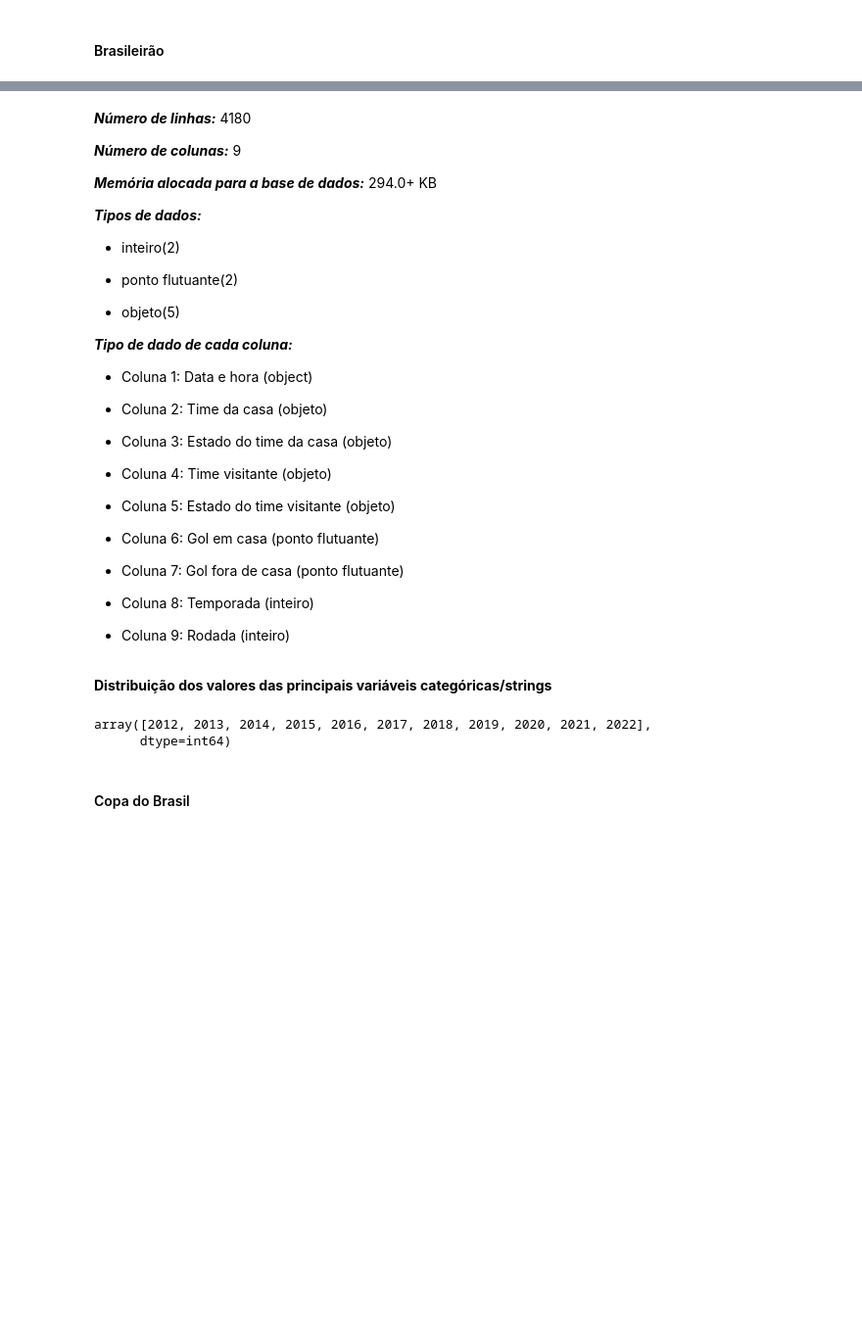
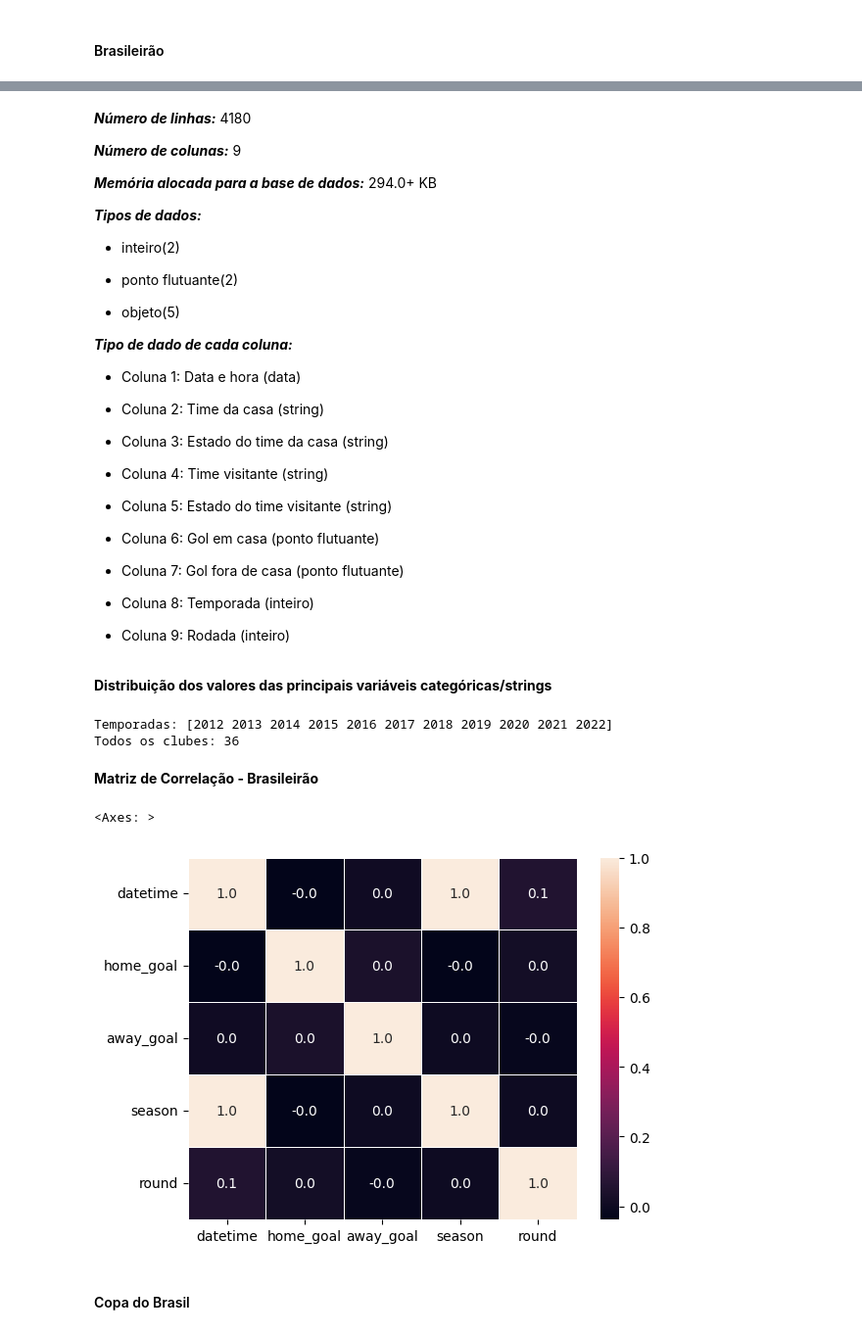
Before and after one commit to GabrielGrub/Trainee_FEA.dev, a Jupyter notebook: Projeto - Futebol Brasileiro/Projeto.ipynb, the cells around one changed output, grey strips where cells are left out. Shown: that part at 98% size. Drawn from its saved outputs; the diff is of its cells as text; code cells hidden in the pictures; blank space fills up the shorter version.

Commit message:
Atualização com as matrizes de correlação

```diff
--- a/Projeto - Futebol Brasileiro/Projeto.ipynb
+++ b/Projeto - Futebol Brasileiro/Projeto.ipynb
@@ -76,15 +78,15 @@ memory usage: 294.0+ KB
 
 ***Tipo de dado de cada coluna:***
 
-- Coluna 1: Data e hora (object)
+- Coluna 1: Data e hora (data)
 
-- Coluna 2: Time da casa (objeto)
+- Coluna 2: Time da casa (string)
 
-- Coluna 3: Estado do time da casa (objeto)
+- Coluna 3: Estado do time da casa (string)
 
-- Coluna 4: Time visitante (objeto)
+- Coluna 4: Time visitante (string)
 
-- Coluna 5: Estado do time visitante (objeto)
+- Coluna 5: Estado do time visitante (string)
 
 - Coluna 6: Gol em casa (ponto flutuante)
 
@@ -95,10 +97,31 @@ memory usage: 294.0+ KB
 - Coluna 9: Rodada (inteiro)
 # %% [markdown]
 **Distribuição dos valores das principais variáveis categóricas/strings**
-# %%
-brasileirao['season'].unique() #Temporadas a que se referem os dados
-# %% [output]
-array([2012, 2013, 2014, 2015, 2016, 2017, 2018, 2019, 2020, 2021, 2022],
-      dtype=int64)
+# %%
+print(f'Temporadas: {brasileirao["season"].unique()}') #Temporadas a que se referem os dados
+
+print(f'Todos os clubes: {brasileirao["home_team"].nunique()}') #Números de clubes que jogaram na Copa do Brasil ao longo desses anos
+# %% [output]
+Temporadas: [2012 2013 2014 2015 2016 2017 2018 2019 2020 2021 2022]
+Todos os clubes: 36
+# %% [markdown]
+**Matriz de Correlação - Brasileirão**
+# %%
+brasileirao.replace('-', float('nan'), inplace=True)
+
+brasileirao['datetime'] = pd.to_datetime(brasileirao['datetime']).astype('int64')
+brasileirao['home_goal'] = pd.to_numeric(brasileirao['home_goal'])
+brasileirao['away_goal'] = pd.to_numeric(brasileirao['away_goal'])
+
+numericos_brasileirao = brasileirao.select_dtypes(include='number')
+
+matriz_correlacao_brasileirao = numericos_brasileirao.corr()
+
+plot = sn.heatmap(matriz_correlacao_brasileirao, annot = True, fmt=".1f", linewidths=.6)
+
+plot
+# %% [output]
+<Axes: >
+[figure, added]
 # %% [markdown]
 #### Copa do Brasil
```
Also changed, not shown: parts of 21 cells of this notebook.
